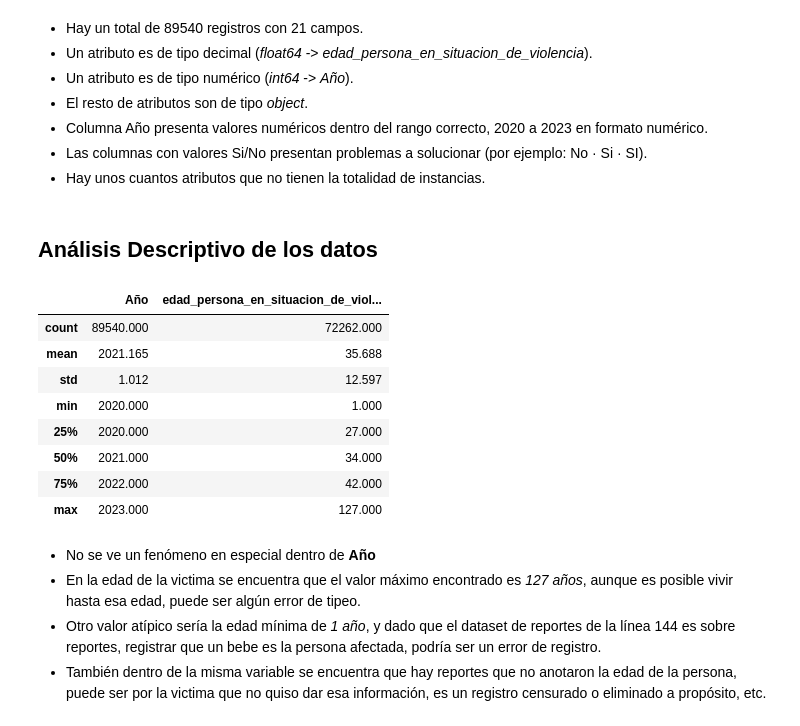
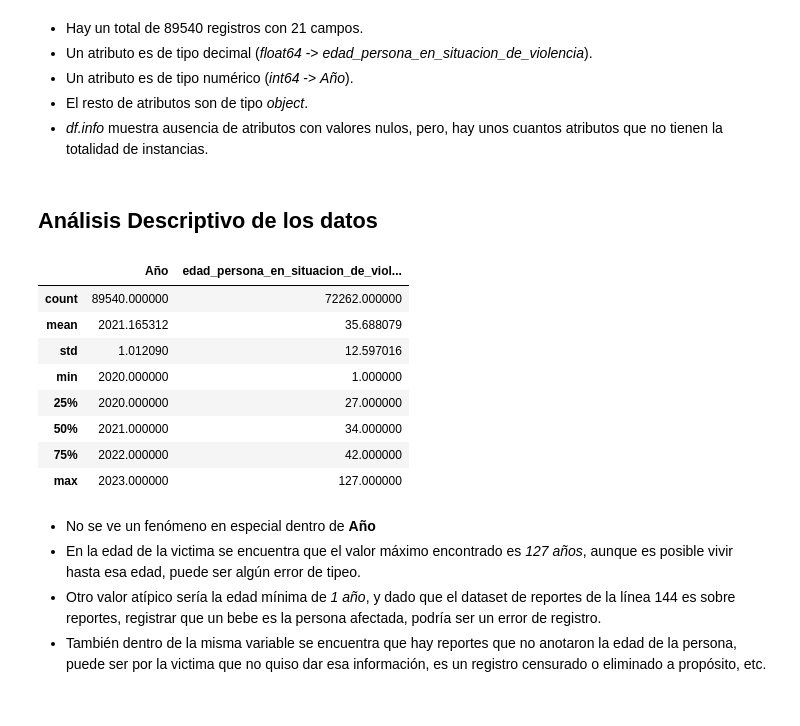
Before and after one commit to UrielCasas/Clasificacion-Reportes_de_la_Linea-144, a Jupyter notebook: EDA/EDA_Linea144.ipynb, the cells around one changed output. Cells and saved outputs as stored; diff of their text form; code cells hidden in the pictures.

```diff
--- a/EDA/EDA_Linea144.ipynb
+++ b/EDA/EDA_Linea144.ipynb
@@ -124,0 +32,3 @@ display(structural_profile)
+# %%
+url = 'https://raw.githubusercontent.com/UrielCasas/carga_de_datasets/main/Base_utf8.csv'
+df = pd.read_csv(url)
@@ -127,23 +57,21 @@ display(structural_profile)
 - Un atributo es de tipo decimal (*float64* -> *edad_persona_en_situacion_de_violencia*).
 - Un atributo es de tipo numérico (*int64* -> *Año*).
 - El resto de atributos son de tipo *object*.
-- Columna Año presenta valores numéricos dentro del rango correcto, 2020 a 2023 en formato numérico.
-- Las columnas con valores Si/No presentan problemas a solucionar (por ejemplo: No · Si · SI).
-- Hay unos cuantos atributos que no tienen la totalidad de instancias.
+- *df.info* muestra ausencia de atributos con valores nulos, pero, hay unos cuantos atributos que no tienen la totalidad de instancias.
 # %% [markdown]
 ## Análisis Descriptivo de los datos
 # %%
-df.describe(include='number').round(3)
+df.describe(include='number')
 # %% [output]
 |  | Año | edad_persona_en_situacion_de_viol... |
-| count | 89540.000 | 72262.000 |
-| mean | 2021.165 | 35.688 |
-| std | 1.012 | 12.597 |
-| min | 2020.000 | 1.000 |
-| 25% | 2020.000 | 27.000 |
-| 50% | 2021.000 | 34.000 |
-| 75% | 2022.000 | 42.000 |
-| max | 2023.000 | 127.000 |
+| count | 89540.000000 | 72262.000000 |
+| mean | 2021.165312 | 35.688079 |
+| std | 1.012090 | 12.597016 |
+| min | 2020.000000 | 1.000000 |
+| 25% | 2020.000000 | 27.000000 |
+| 50% | 2021.000000 | 34.000000 |
+| 75% | 2022.000000 | 42.000000 |
+| max | 2023.000000 | 127.000000 |
 # %% [markdown]
 - No se ve un fenómeno en especial dentro de **Año**
 - En la edad de la victima se encuentra que el valor máximo encontrado es *127 años*, aunque es posible vivir hasta esa edad, puede ser algún error de tipeo.
```
Also changed, not shown: parts of 30 cells of this notebook.
